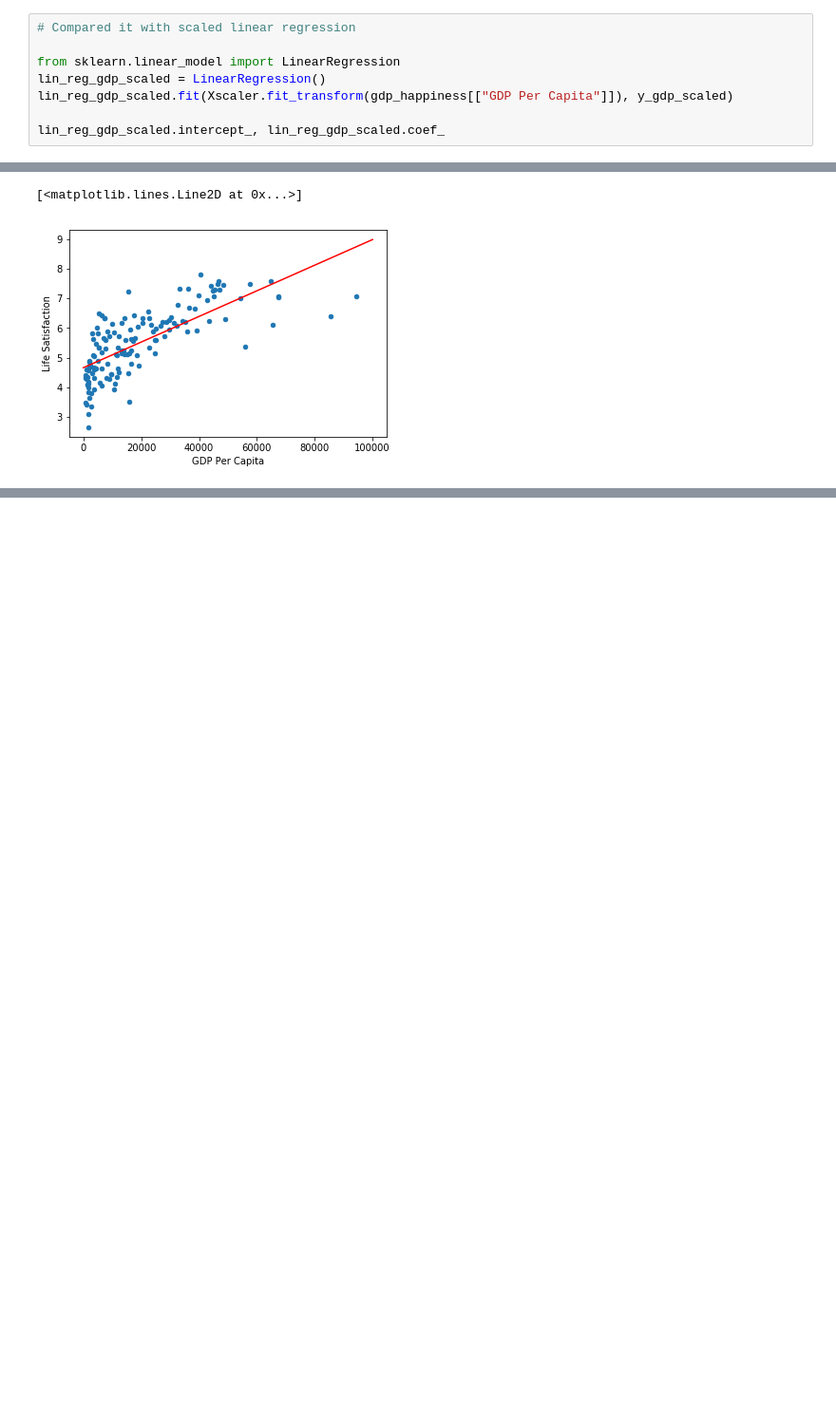
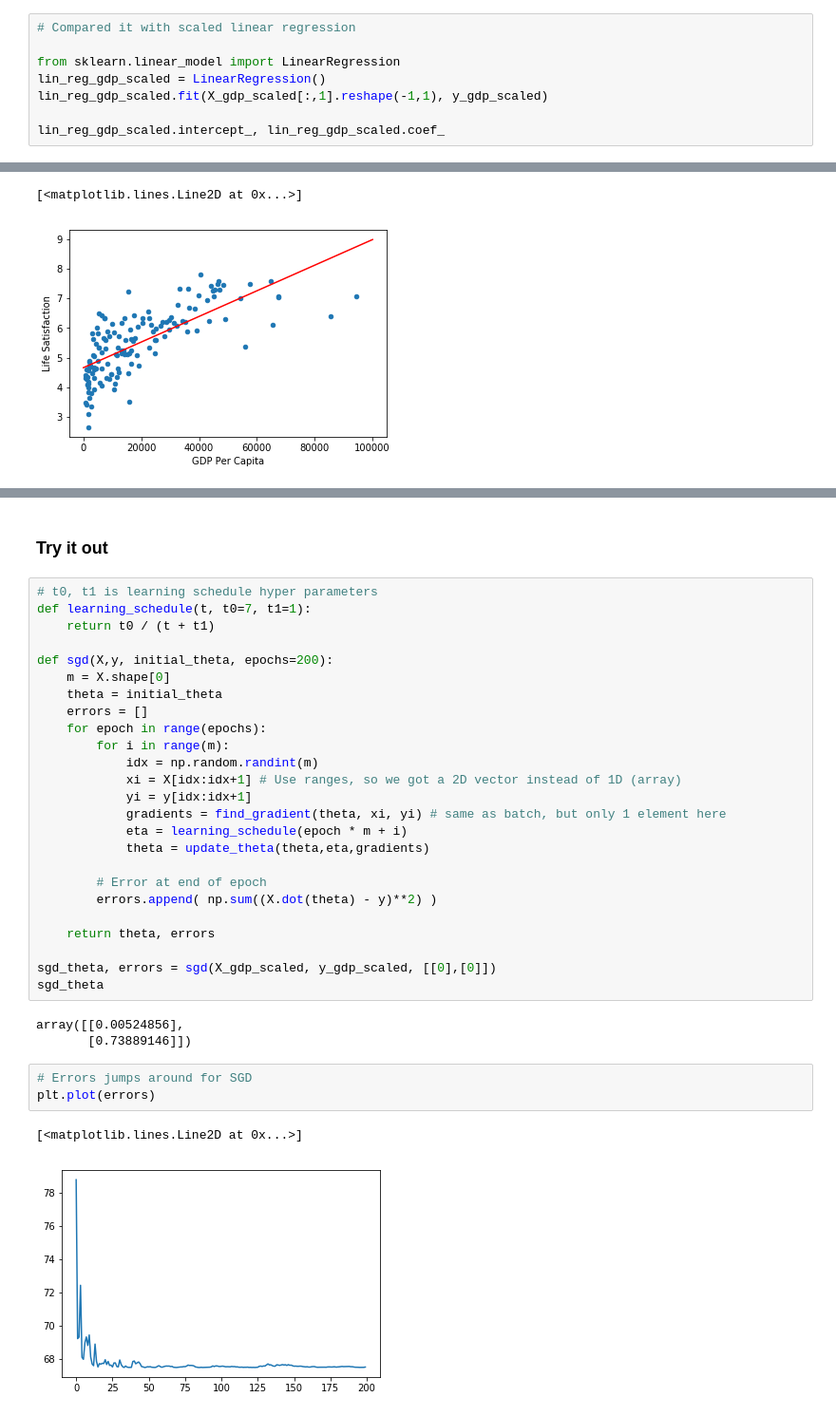
Before and after one commit to varokas/hands-on-ml, a Jupyter notebook: chapter4-training.ipynb, the cells around one changed output, grey strips where cells are left out. Shown: that part at 95% size. Drawn from its saved outputs; the diff is of its cells as text; blank space fills up the shorter version.

Commit message:
Add stochastic gradient descent

```diff
--- a/chapter4-training.ipynb
+++ b/chapter4-training.ipynb
@@ -164,7 +164,7 @@ array([[-5.66757208e-17],
 
 from sklearn.linear_model import LinearRegression
 lin_reg_gdp_scaled = LinearRegression()
-lin_reg_gdp_scaled.fit(Xscaler.fit_transform(gdp_happiness[["GDP Per Capita"]]), y_gdp_scaled)
+lin_reg_gdp_scaled.fit(X_gdp_scaled[:,1].reshape(-1,1), y_gdp_scaled)
 
 lin_reg_gdp_scaled.intercept_, lin_reg_gdp_scaled.coef_
 # %% [output]
@@ -191,0 +201,36 @@ plt.plot(x_lin, y_lin, "-r")
+# %% [markdown]
+### Try it out
+# %%
+# t0, t1 is learning schedule hyper parameters
+def learning_schedule(t, t0=7, t1=1):
+    return t0 / (t + t1)
+
+def sgd(X,y, initial_theta, epochs=200):
+    m = X.shape[0]
+    theta = initial_theta
+    errors = []
+    for epoch in range(epochs):
+        for i in range(m):
+            idx = np.random.randint(m)
+            xi = X[idx:idx+1] # Use ranges, so we got a 2D vector instead of 1D (array)
+            yi = y[idx:idx+1]
+            gradients = find_gradient(theta, xi, yi) # same as batch, but only 1 element here
+            eta = learning_schedule(epoch * m + i)
+            theta = update_theta(theta,eta,gradients)
+
+        # Error at end of epoch
+        errors.append( np.sum((X.dot(theta) - y)**2) )
+
+    return theta, errors
+
+sgd_theta, errors = sgd(X_gdp_scaled, y_gdp_scaled, [[0],[0]])
+sgd_theta
+# %% [output]
+array([[0.00524856],
+       [0.73889146]])
+# %%
+# Errors jumps around for SGD
+plt.plot(errors)
+# %% [output]
+[<matplotlib.lines.Line2D at 0x...>]
+[figure, added]
```
Also changed, not shown: parts of 5 cells of this notebook.
